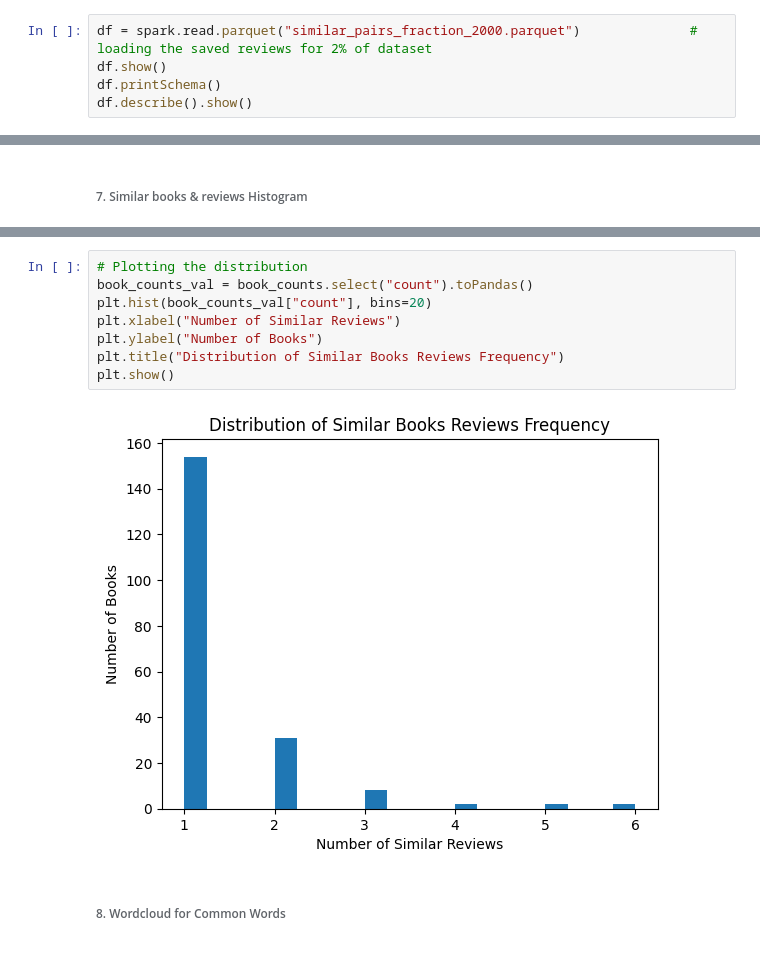
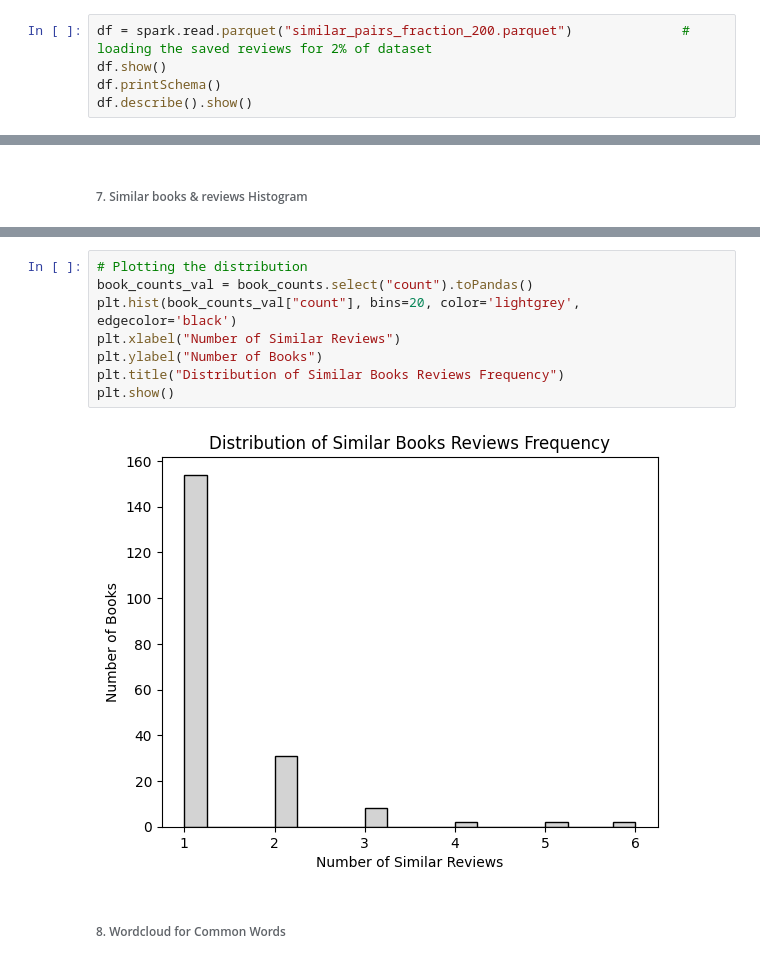
Before and after one commit to sky-akash/Algorithms-for-Massive-Data-Analysis, a Jupyter notebook: Jaccard_Similarity_Book_Reviews.ipynb, the cells around one changed output, grey strips where cells are left out. Saved outputs shown, nothing was run; the diff lists cells and outputs as text.

```diff
--- a/Jaccard_Similarity_Book_Reviews.ipynb
+++ b/Jaccard_Similarity_Book_Reviews.ipynb
@@ -430,7 +444,7 @@ Saved fraction 0.02 to similar_pairs_fraction_200.parquet
 # %% [markdown]
 #### **Loading the File for 2% Sample Reviews Output**
 # %%
-df = spark.read.parquet("similar_pairs_fraction_2000.parquet")              # loading the saved reviews for 2% of dataset
+df = spark.read.parquet("similar_pairs_fraction_200.parquet")              # loading the saved reviews for 2% of dataset
 df.show()
 df.printSchema()
 df.describe().show()
@@ -661,13 +675,13 @@ book_counts.limit(15).show()
 # %%
 # Plotting the distribution
 book_counts_val = book_counts.select("count").toPandas()
-plt.hist(book_counts_val["count"], bins=20)
+plt.hist(book_counts_val["count"], bins=20, color='lightgrey', edgecolor='black')
 plt.xlabel("Number of Similar Reviews")
 plt.ylabel("Number of Books")
 plt.title("Distribution of Similar Books Reviews Frequency")
 plt.show()
 # %% [output]
-[figure, old version]
+[figure, new version]
 # %% [markdown]
 ###### 8. Wordcloud for Common Words
 # %%
```
Also changed, not shown: parts of 4 cells of this notebook, 5 other files.
